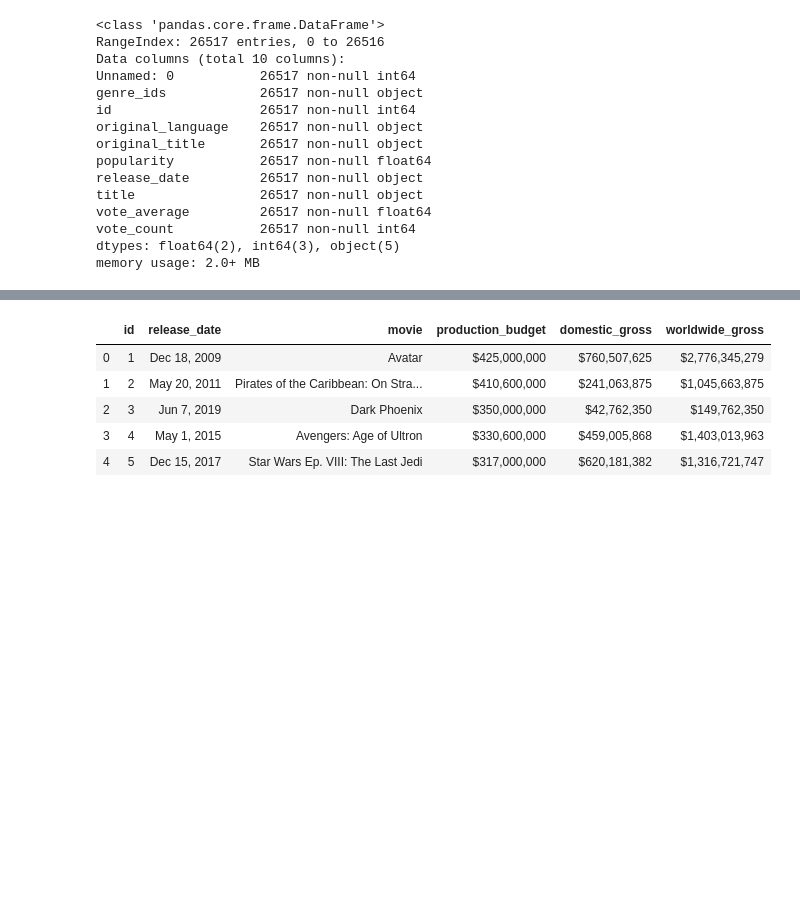
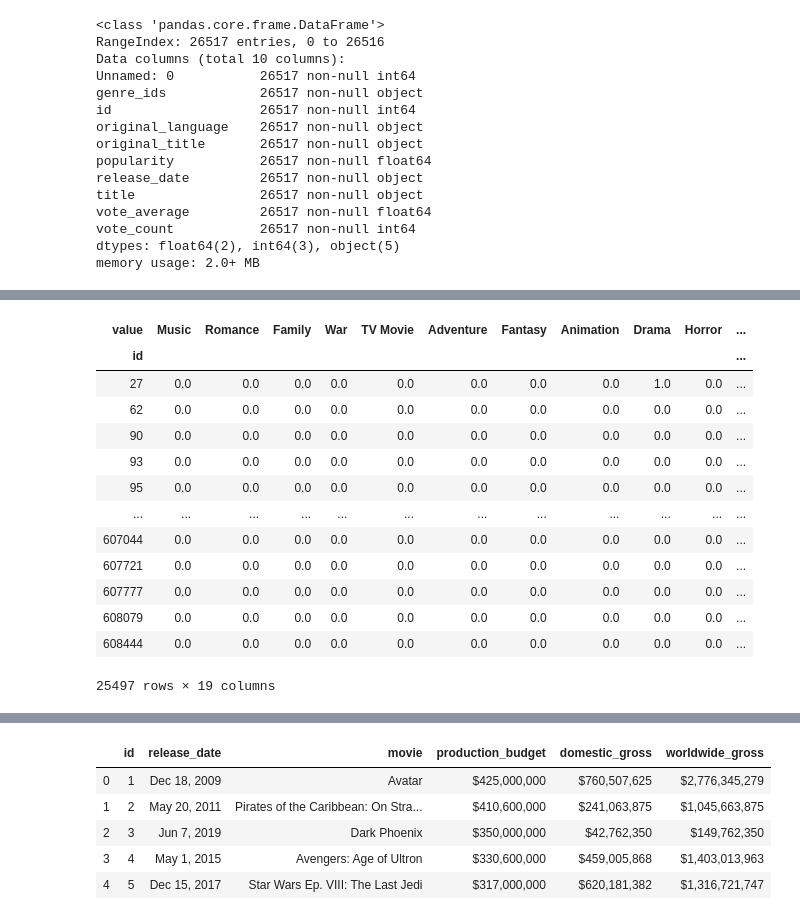
Before and after one commit to newhousem/movie-project, a Jupyter notebook: Data Upload and Cleaning.ipynb, the cells around one changed output, grey strips where cells are left out. Drawn from its saved outputs; the diff is of its cells as text; code cells hidden in the pictures; blank space fills up the shorter version.

```diff
--- a/Data Upload and Cleaning.ipynb
+++ b/Data Upload and Cleaning.ipynb
@@ -279,0 +431,19 @@ memory usage: 2.0+ MB
+# %%
+df5.drop(df5.columns[0:20], axis = 1, inplace = True) #dropping the numbered columns
+# %%
+df5
+# %% [output]
+| value | Music | Romance | Family | War | TV Movie | Adventure | Fantasy | Animation | Drama | Horror | ... |
+| id |  |  |  |  |  |  |  |  |  |  | ... |
+| 27 | 0.0 | 0.0 | 0.0 | 0.0 | 0.0 | 0.0 | 0.0 | 0.0 | 1.0 | 0.0 | ... |
+| 62 | 0.0 | 0.0 | 0.0 | 0.0 | 0.0 | 0.0 | 0.0 | 0.0 | 0.0 | 0.0 | ... |
+| 90 | 0.0 | 0.0 | 0.0 | 0.0 | 0.0 | 0.0 | 0.0 | 0.0 | 0.0 | 0.0 | ... |
+| 93 | 0.0 | 0.0 | 0.0 | 0.0 | 0.0 | 0.0 | 0.0 | 0.0 | 0.0 | 0.0 | ... |
+| 95 | 0.0 | 0.0 | 0.0 | 0.0 | 0.0 | 0.0 | 0.0 | 0.0 | 0.0 | 0.0 | ... |
+| ... | ... | ... | ... | ... | ... | ... | ... | ... | ... | ... | ... |
+| 607044 | 0.0 | 0.0 | 0.0 | 0.0 | 0.0 | 0.0 | 0.0 | 0.0 | 0.0 | 0.0 | ... |
+| 607721 | 0.0 | 0.0 | 0.0 | 0.0 | 0.0 | 0.0 | 0.0 | 0.0 | 0.0 | 0.0 | ... |
+| 607777 | 0.0 | 0.0 | 0.0 | 0.0 | 0.0 | 0.0 | 0.0 | 0.0 | 0.0 | 0.0 | ... |
+| 608079 | 0.0 | 0.0 | 0.0 | 0.0 | 0.0 | 0.0 | 0.0 | 0.0 | 0.0 | 0.0 | ... |
+| 608444 | 0.0 | 0.0 | 0.0 | 0.0 | 0.0 | 0.0 | 0.0 | 0.0 | 0.0 | 0.0 | ... |
+25497 rows × 19 columns
```
Also changed, not shown: parts of 36 cells of this notebook.
